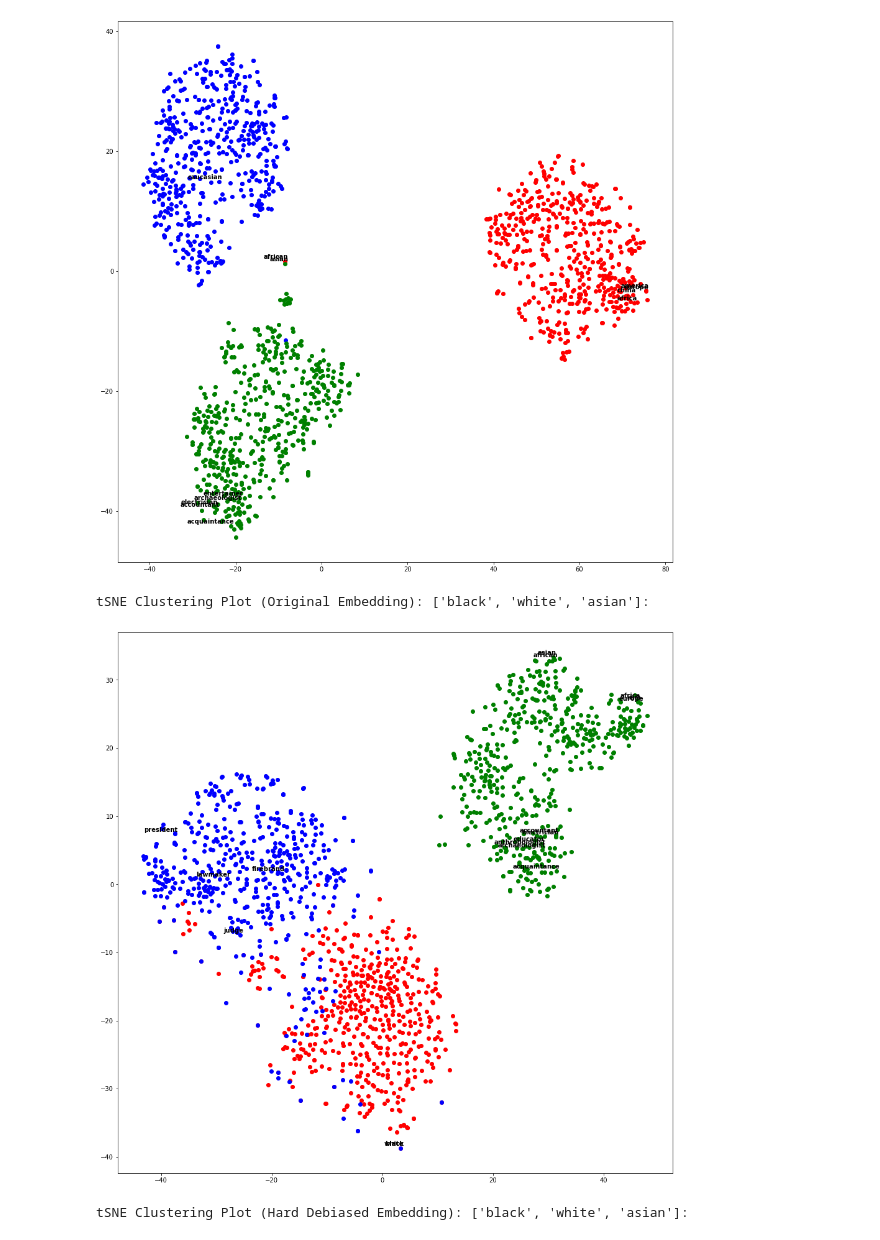
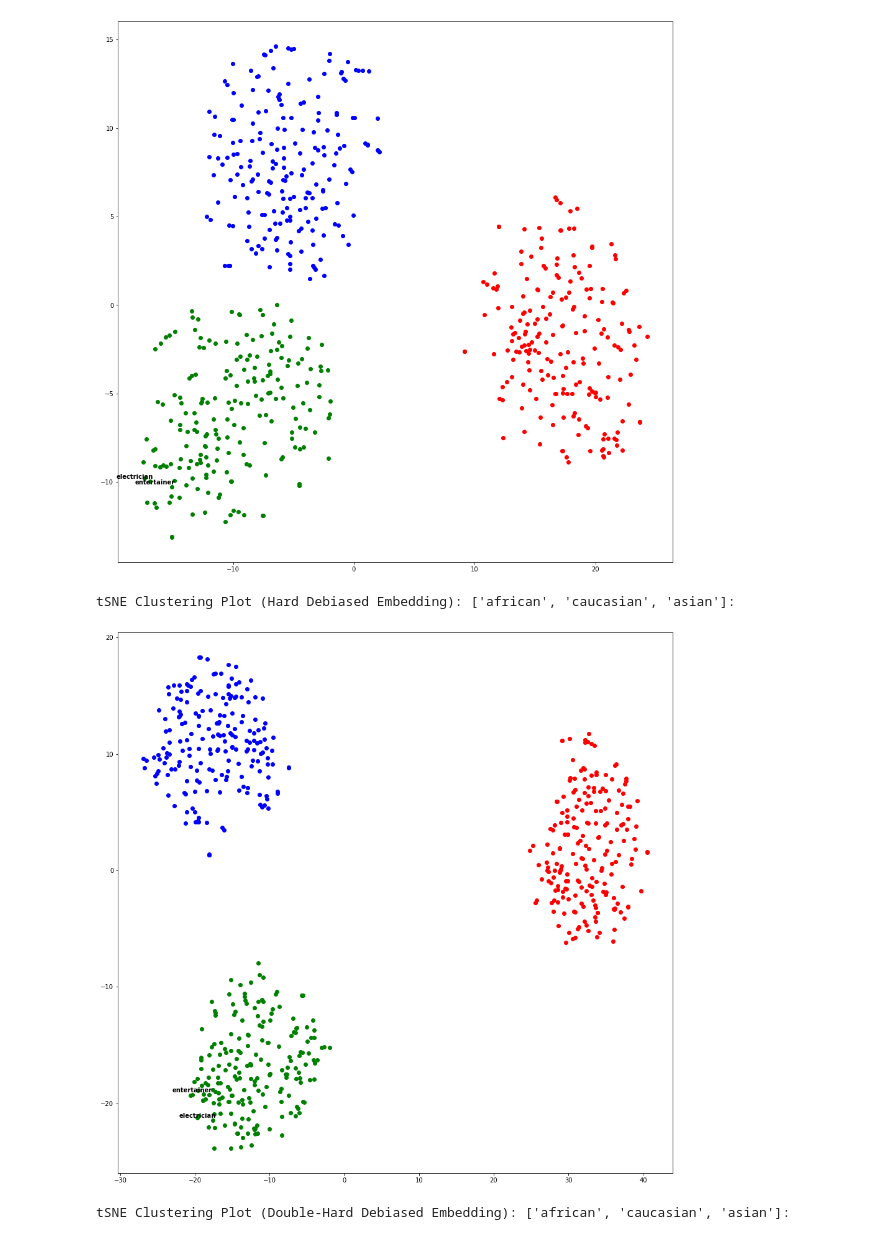
Before and after one commit to YolandaMDavis/DebiasMulticlassWordEmbedding, a Jupyter notebook: Debiasing/hard-debias-experiment.ipynb, the cells around one changed output. Saved outputs shown, nothing was run; the diff lists cells and outputs as text; code cells hidden in the pictures.

Commit message:
implemented double hard and updated graphs to tell better story

```diff
--- a/Debiasing/hard-debias-experiment.ipynb
+++ b/Debiasing/hard-debias-experiment.ipynb
@@ -197,0 +183,22 @@ ax.grid()
+# %%
+# Execute Double Hard Debias and capture precision and new word embedding
+from biasOps import calculate_main_pca_components, neutralize_and_equalize_with_frequency_removal
+from util import convert_legacy_to_keyvec
+
+# calculate decentralized embedding pca
+main_pca = calculate_main_pca_components(wv_pt).components_
+
+
+# run debias for each principal component and capture best precision
+precisions = []
+debiases = []
+
+for pc in main_pca:
+    debiased_frequency = neutralize_and_equalize_with_frequency_removal(original_vectors, biased_words, eq_sets, subspace, embed_dim, pc)
+    x_dhd = [debiased_frequency[word] for word in biased_words]
+    precisions.append(cluster(X1=np.array(x_dhd), random_state=3, y_true=y_true, num=2))
+    debiases.append(debiased_frequency)
+
+# use debias with the lowest precision for further study
+db = debiases[np.argmin(precisions)]
+wv_dhd = convert_legacy_to_keyvec(db)
@@ -201,7 +226,7 @@ warnings.filterwarnings('ignore')
 
 defined_sets = range(0, len(def_sets))
 
-num_words = 500
+num_words = 200
 
 for d in defined_sets:
     classes = def_sets[d]
@@ -217,9 +242,12 @@ for d in defined_sets:
     color_classes = [ i for i, (_, words) in enumerate(positive_words.items()) for _ in words]
 
     print(f"\ntSNE Clustering Plot (Original Embedding): {def_sets[d]}:")
-    tsne_plot(wv_pt, biased_words, set(target_words), color_classes)
+    tsne_plot(wv_pt, biased_words, set(targets), color_classes)
 
     print(f"tSNE Clustering Plot (Hard Debiased Embedding): {def_sets[d]}:")
-    tsne_plot(wv_hd, biased_words, set(target_words), color_classes)
+    tsne_plot(wv_hd, biased_words, set(targets), color_classes)
+
+    print(f"tSNE Clustering Plot (Double-Hard Debiased Embedding): {def_sets[d]}:")
+    tsne_plot(wv_dhd, biased_words, set(targets), color_classes)
 # %% [output]
 tSNE Clustering Plot (Original Embedding): ['black', 'caucasian', 'asian']:
@@ -232,4 +260,4 @@ tSNE Clustering Plot (Hard Debiased Embedding): ['african', 'caucasian', 'asian'
-[figure, old version]
+[figure, new version]
-tSNE Clustering Plot (Original Embedding): ['black', 'white', 'asian']:
+tSNE Clustering Plot (Hard Debiased Embedding): ['african', 'caucasian', 'asian']:
-[figure, old version]
+[figure, new version]
-tSNE Clustering Plot (Hard Debiased Embedding): ['black', 'white', 'asian']:
+tSNE Clustering Plot (Double-Hard Debiased Embedding): ['african', 'caucasian', 'asian']:
```
Also changed, not shown: parts of 17 cells of this notebook, 2 other files.
